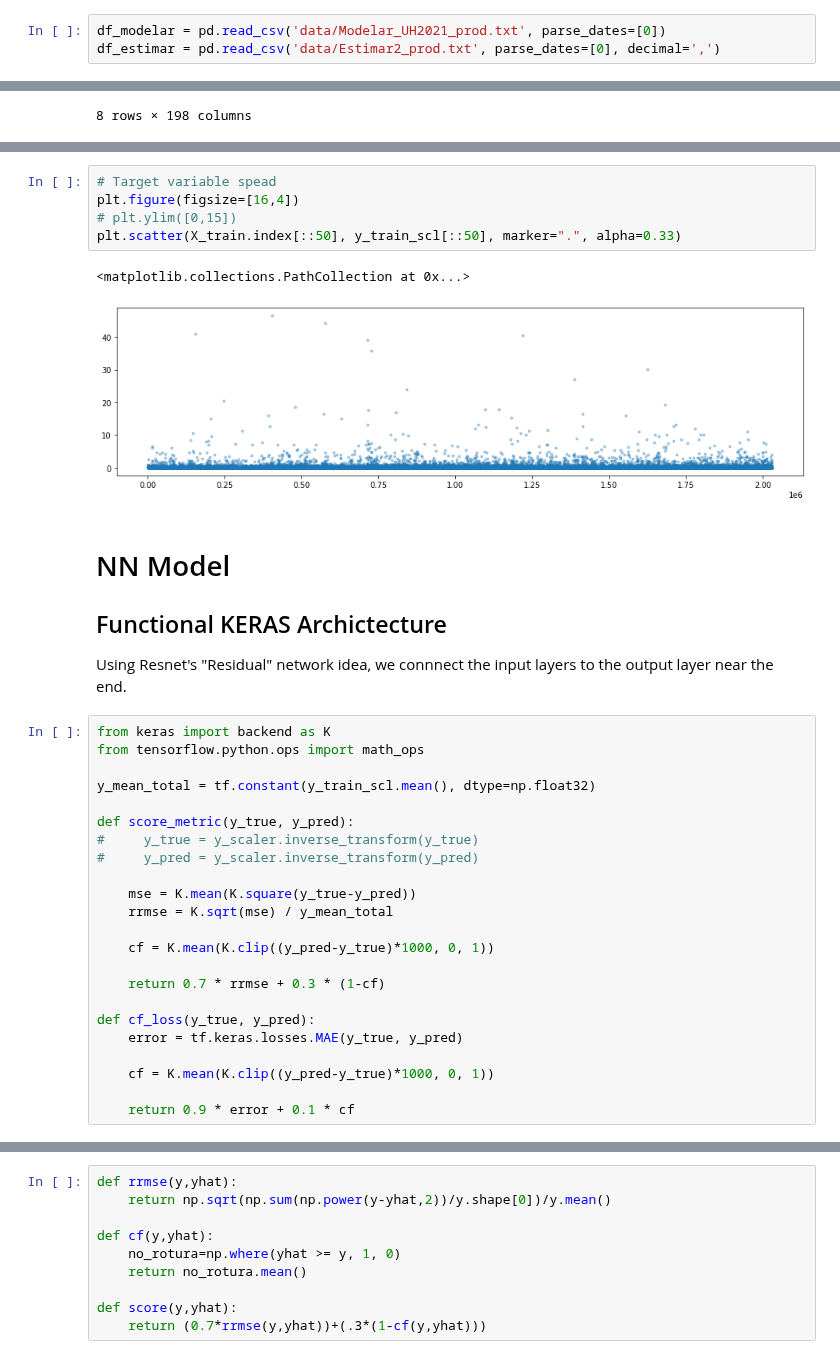
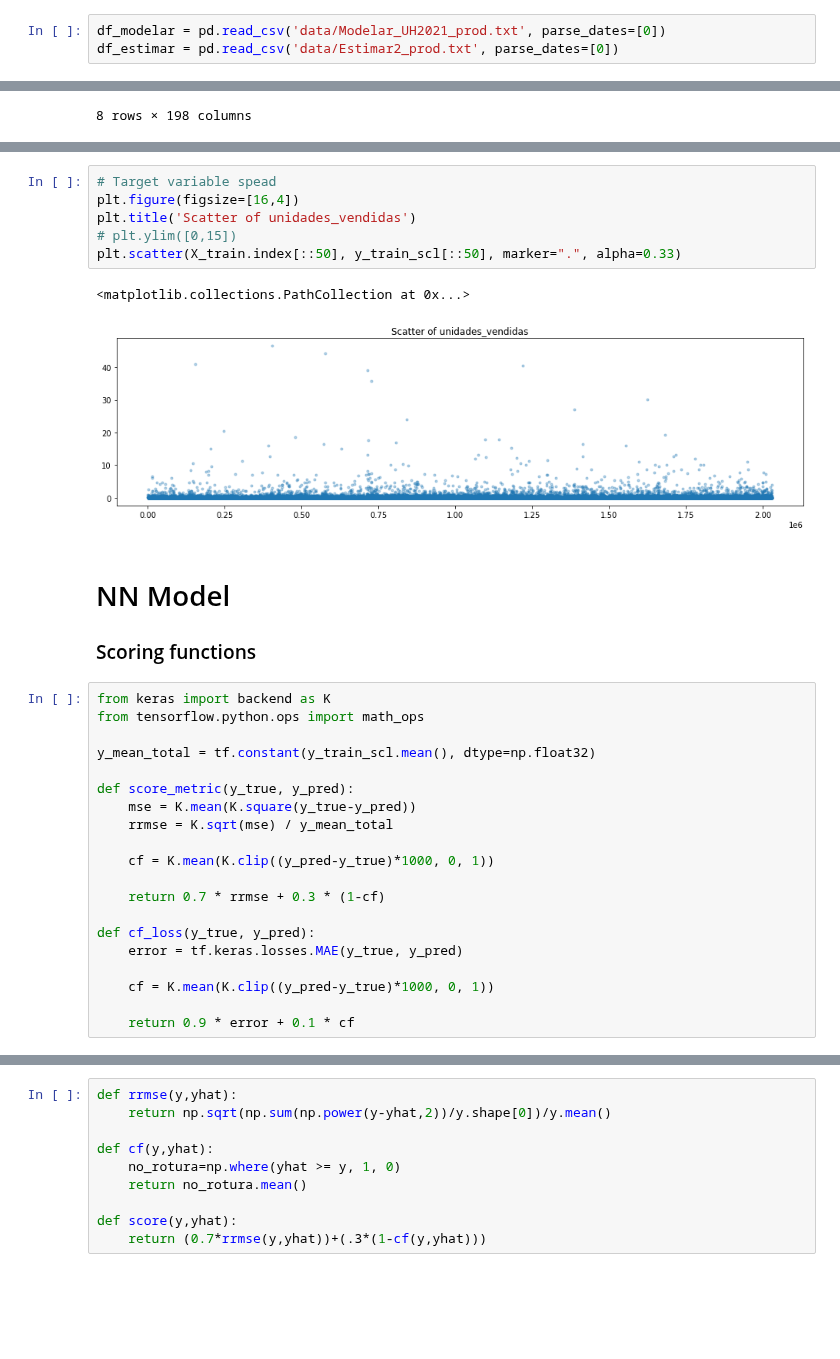
Before and after one commit to Nerucius/2021.ubdatathon, a Jupyter notebook: Atmira_Universitat de Barcelona_Equip Autoestima_Script Producción.ipynb, the cells around one changed output, grey strips where cells are left out. Cells and saved outputs as stored; diff of their text form; blank space fills up the shorter version.

```diff
--- a/Atmira_Universitat de Barcelona_Equip Autoestima_Script Producción.ipynb
+++ b/Atmira_Universitat de Barcelona_Equip Autoestima_Script Producción.ipynb
@@ -231,5 +207,5 @@ df_estimar.to_csv('data/Estimar2_prod.txt', index=False)
 ### Load pre-compiled data here
 # %%
 df_modelar = pd.read_csv('data/Modelar_UH2021_prod.txt', parse_dates=[0])
-df_estimar = pd.read_csv('data/Estimar2_prod.txt', parse_dates=[0], decimal=',')
+df_estimar = pd.read_csv('data/Estimar2_prod.txt', parse_dates=[0])
 # %%
@@ -467,17 +428,16 @@ pd.concat([
 # %%
 # Target variable spead
 plt.figure(figsize=[16,4])
+plt.title('Scatter of unidades_vendidas')
 # plt.ylim([0,15])
 plt.scatter(X_train.index[::50], y_train_scl[::50], marker=".", alpha=0.33)
 # %% [output]
 <matplotlib.collections.PathCollection at 0x...>
-[figure, old version]
+[figure, new version]
 # %% [markdown]
 # NN Model
 
-## Functional KERAS Archictecture
-
-Using Resnet's "Residual" network idea, we connnect the input layers to the output layer near the end.
+### Scoring functions
 # %%
 from keras import backend as K
 from tensorflow.python.ops import math_ops
@@ -485,9 +445,6 @@ from tensorflow.python.ops import math_ops
 y_mean_total = tf.constant(y_train_scl.mean(), dtype=np.float32)
 
 def score_metric(y_true, y_pred):
-#     y_true = y_scaler.inverse_transform(y_true)
-#     y_pred = y_scaler.inverse_transform(y_pred)
-
     mse = K.mean(K.square(y_true-y_pred))
     rrmse = K.sqrt(mse) / y_mean_total
 
```
Also changed, not shown: parts of 41 cells of this notebook, 1 other file.
